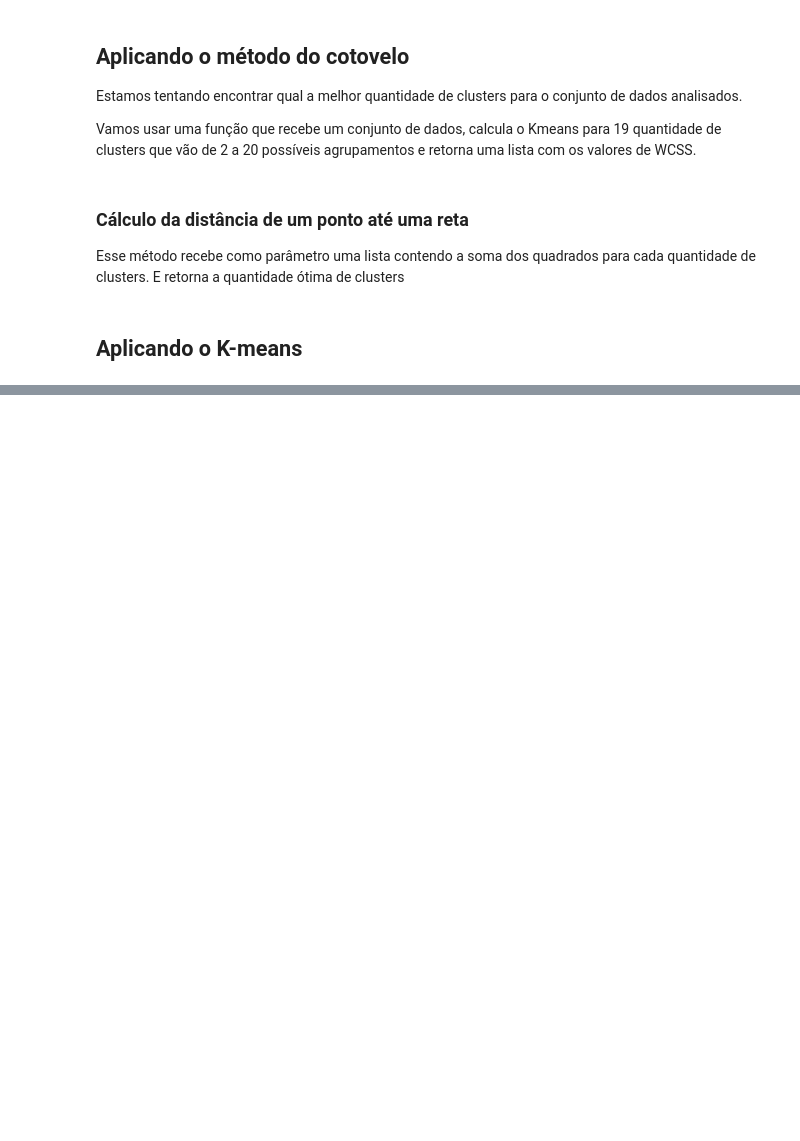
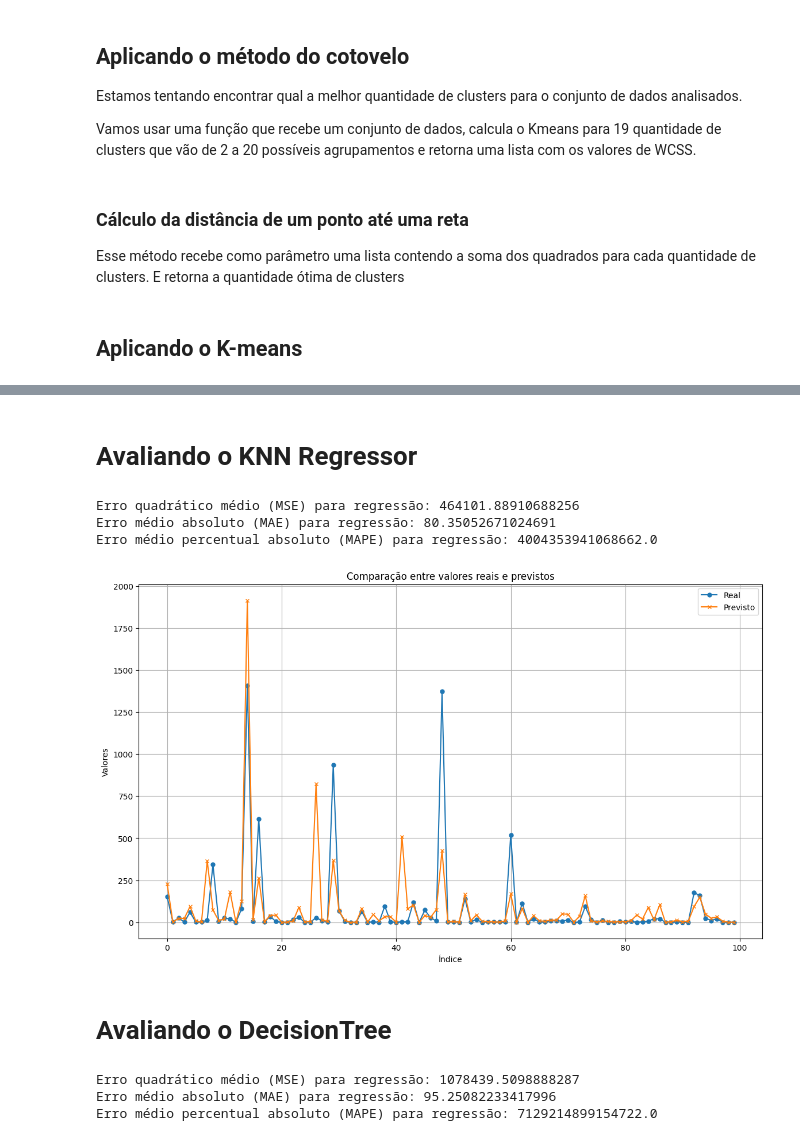
Before and after one commit to lucas-bernardo-souza/project_data_science, a Jupyter notebook: analise2.ipynb, the cells around one changed output, grey strips where cells are left out. Cells and saved outputs as stored; diff of their text form; code cells hidden in the pictures; blank space fills up the shorter version.

```diff
--- a/analise2.ipynb
+++ b/analise2.ipynb
@@ -433,0 +565,28 @@ See the caveats in the documentation: https://pandas.pydata.org/pandas-docs/stab
+# %% [markdown]
+<h1>Avaliando o KNN Regressor</h1>
+# %%
+from sklearn.neighbors import KNeighborsRegressor
+
+
+reg_model_knn = KNeighborsRegressor(n_neighbors=5)
+reg_model_knn.fit(x_train, y_train)
+y_pred_reg_knn = reg_model_knn.predict(x_test)
+# %%
+mse = mean_squared_error(y_test, y_pred_reg_knn)
+print("Erro quadrático médio (MSE) para regressão:", mse)
+
+mae = mean_absolute_error(y_test, y_pred_reg_knn)
+print("Erro médio absoluto (MAE) para regressão:", mae)
+3
+mape = mean_absolute_percentage_error(y_test, y_pred_reg_knn)
+print("Erro médio percentual absoluto (MAPE) para regressão:", mape)
+# %% [output]
+Erro quadrático médio (MSE) para regressão: 464101.88910688256
+Erro médio absoluto (MAE) para regressão: 80.35052671024691
+Erro médio percentual absoluto (MAPE) para regressão: 4004353941068662.0
+# %%
+analise_regressor(y_test, y_pred_reg_knn, 100)
+# %% [output]
+[figure, added]
+# %% [markdown]
+<h1>Avaliando o  DecisionTree</h1>
@@ -433,0 +599,13 @@ See the caveats in the documentation: https://pandas.pydata.org/pandas-docs/stab
+# %%
+mse = mean_squared_error(y_test, y_pred_reg_dt)
+print("Erro quadrático médio (MSE) para regressão:", mse)
+
+mae = mean_absolute_error(y_test, y_pred_reg_dt)
+print("Erro médio absoluto (MAE) para regressão:", mae)
+3
+mape = mean_absolute_percentage_error(y_test, y_pred_reg_dt)
+print("Erro médio percentual absoluto (MAPE) para regressão:", mape)
+# %% [output]
+Erro quadrático médio (MSE) para regressão: 1078439.5098888287
+Erro médio absoluto (MAE) para regressão: 95.25082233417996
+Erro médio percentual absoluto (MAPE) para regressão: 7129214899154722.0
```
Also changed, not shown: parts of 38 cells of this notebook, 2 other files.
